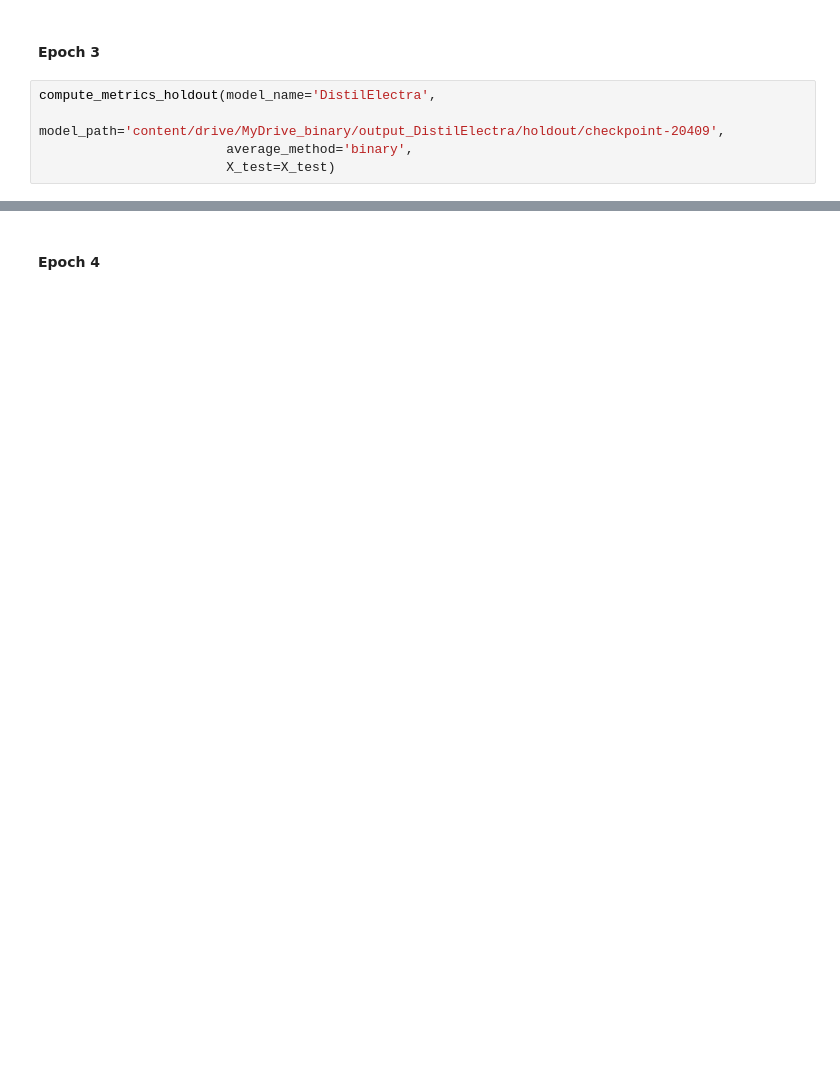
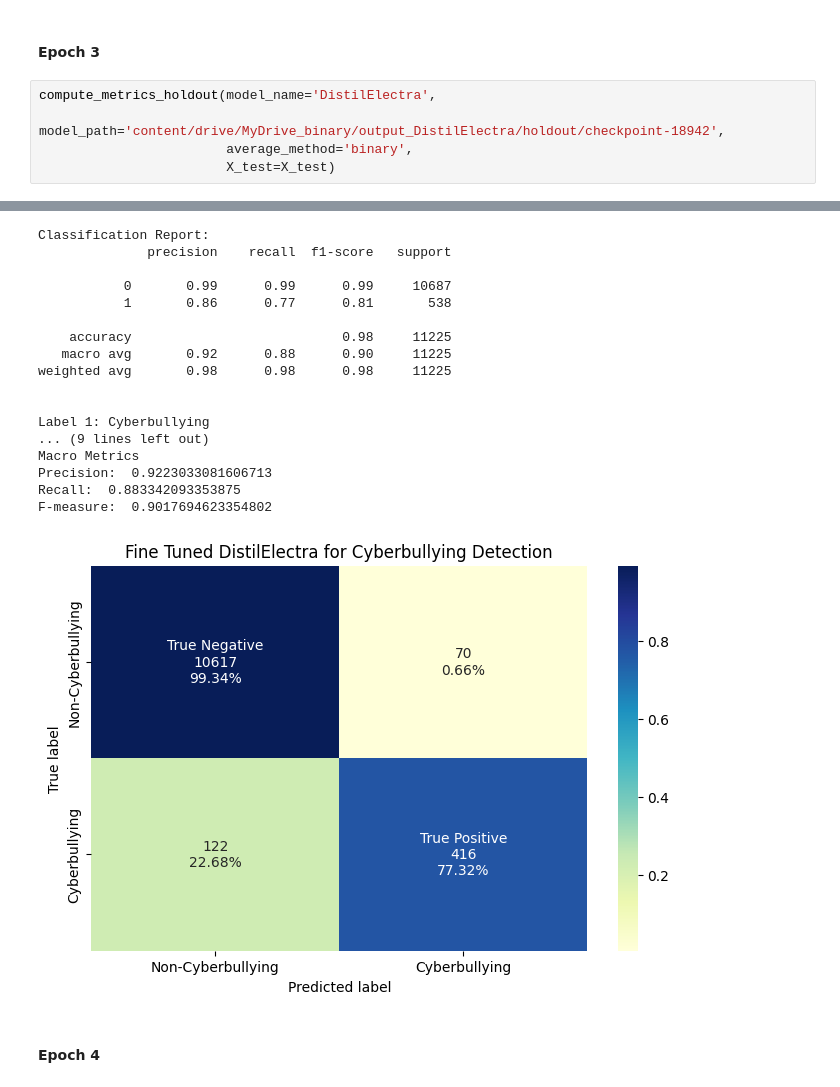
Before and after one commit to JasmeenBongKahYing/Cyberbullying-Detection, a Jupyter notebook: Model Training and Testing/Fine Tune Transformers from HuggingFace DistilElectra.ipynb, the cells around one changed output, grey strips where cells are left out. Drawn from its saved outputs; the diff is of its cells as text; blank space fills up the shorter version.

```diff
--- a/Model Training and Testing/Fine Tune Transformers from HuggingFace DistilElectra.ipynb
+++ b/Model Training and Testing/Fine Tune Transformers from HuggingFace DistilElectra.ipynb
@@ -578,6 +722,7 @@ compute_metrics_holdout(model_name='DistilElectra',
 #### Epoch 3
 # %%
 compute_metrics_holdout(model_name='DistilElectra',
-                        model_path='content/drive/MyDrive_binary/output_DistilElectra/holdout/checkpoint-20409',
+                        model_path='content/drive/MyDrive_binary/output_DistilElectra/holdout/checkpoint-18942',
                         average_method='binary',
                         X_test=X_test)
+# %% [output]
@@ -584,3 +747,21 @@ compute_metrics_holdout(model_name='DistilElectra',
+Classification Report:
+              precision    recall  f1-score   support
+
+           0       0.99      0.99      0.99     10687
+           1       0.86      0.77      0.81       538
+
+    accuracy                           0.98     11225
+   macro avg       0.92      0.88      0.90     11225
+weighted avg       0.98      0.98      0.98     11225
+
+
+Label 1: Cyberbullying
+... (9 lines left out)
+Macro Metrics
+Precision:  0.9223033081606713
+Recall:  0.883342093353875
+F-measure:  0.9017694623354802
+[figure, added]
 # %% [markdown]
 #### Epoch 4
 # %%
```
Also changed, not shown: parts of 14 cells of this notebook.
